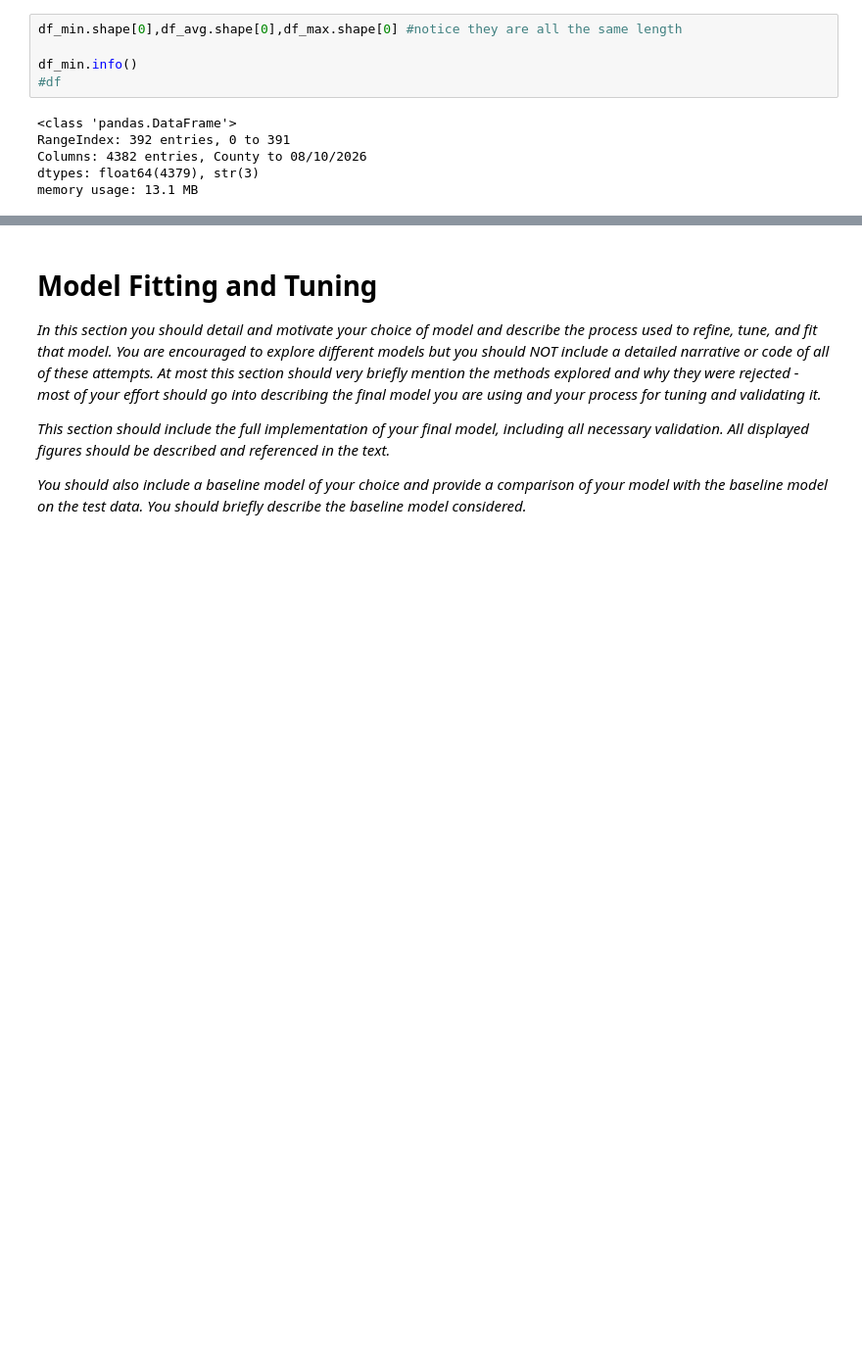
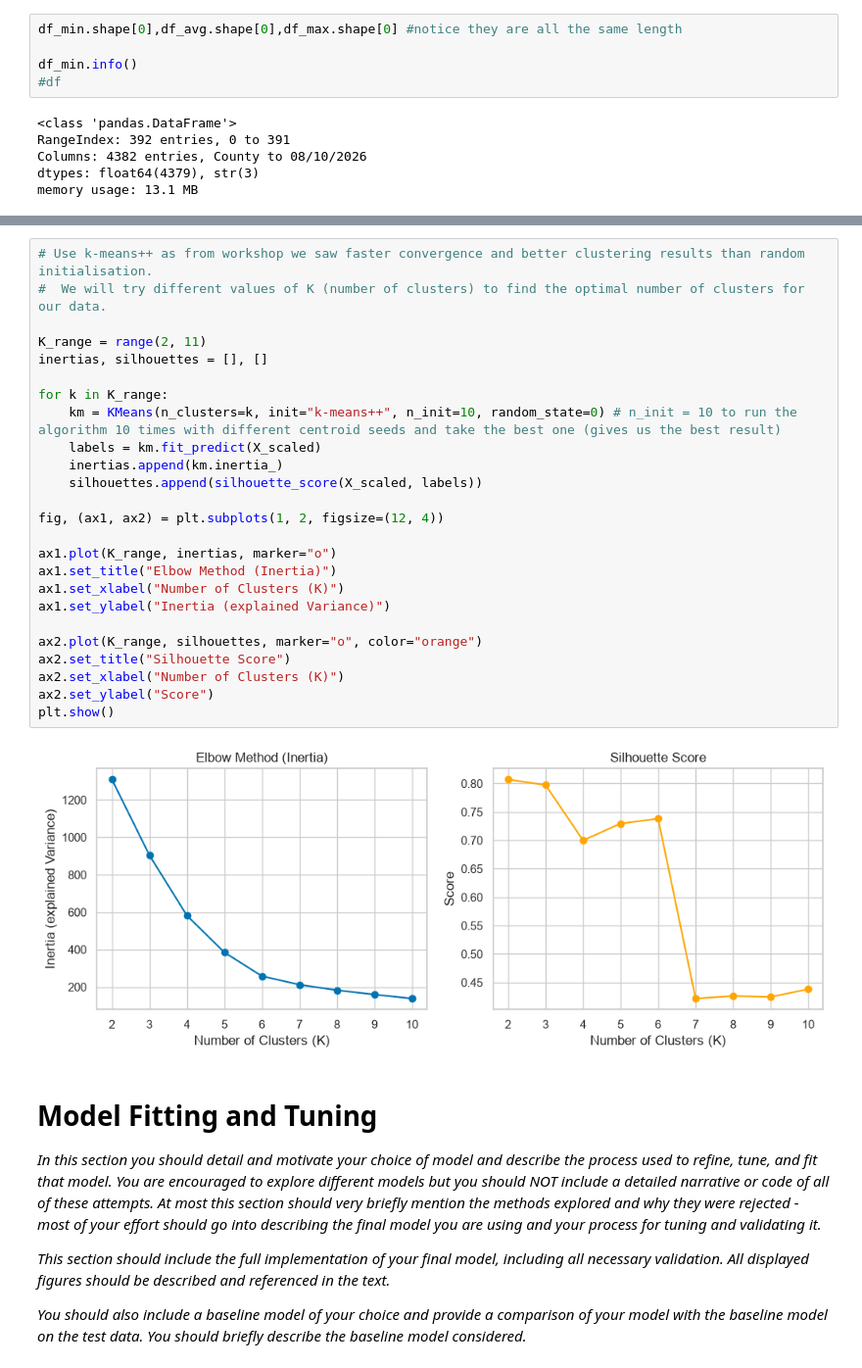
Before and after one commit to Finnmc3/ML-Project, a Jupyter notebook: Data and notebook/project.ipynb, the cells around one changed output, grey strips where cells are left out. Shown at 98% size. Saved outputs shown, nothing was run; the diff lists cells and outputs as text; blank space fills up the shorter version.

```diff
--- a/Data and notebook/project.ipynb
+++ b/Data and notebook/project.ipynb
@@ -134,3 +332,30 @@ memory usage: 72.7 MB
+# %%
+# Use k-means++ as from workshop we saw faster convergence and better clustering results than random initialisation.
+#  We will try different values of K (number of clusters) to find the optimal number of clusters for our data.
+
+K_range = range(2, 11)
+inertias, silhouettes = [], []
+
+for k in K_range:
+    km = KMeans(n_clusters=k, init="k-means++", n_init=10, random_state=0) # n_init = 10 to run the algorithm 10 times with different centroid seeds and take the best one (gives us the best result)
+    labels = km.fit_predict(X_scaled)
+    inertias.append(km.inertia_)
+    silhouettes.append(silhouette_score(X_scaled, labels))
+
+fig, (ax1, ax2) = plt.subplots(1, 2, figsize=(12, 4))
+
+ax1.plot(K_range, inertias, marker="o")
+ax1.set_title("Elbow Method (Inertia)")
+ax1.set_xlabel("Number of Clusters (K)")
+ax1.set_ylabel("Inertia (explained Variance)")
+
+ax2.plot(K_range, silhouettes, marker="o", color="orange")
+ax2.set_title("Silhouette Score")
+ax2.set_xlabel("Number of Clusters (K)")
+ax2.set_ylabel("Score")
+plt.show()
+# %% [output]
+[figure, added]
 # %% [markdown]
 # Model Fitting and Tuning
 
```
Also changed, not shown: parts of 9 cells of this notebook.
